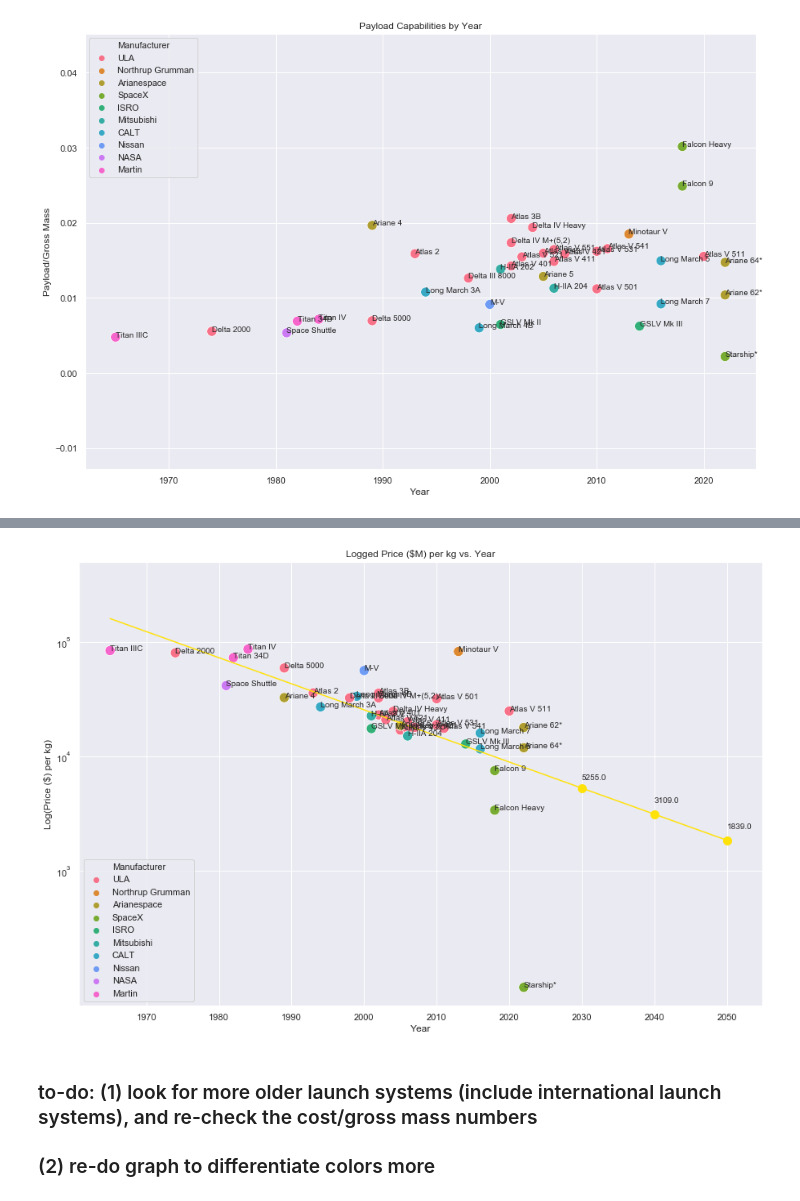
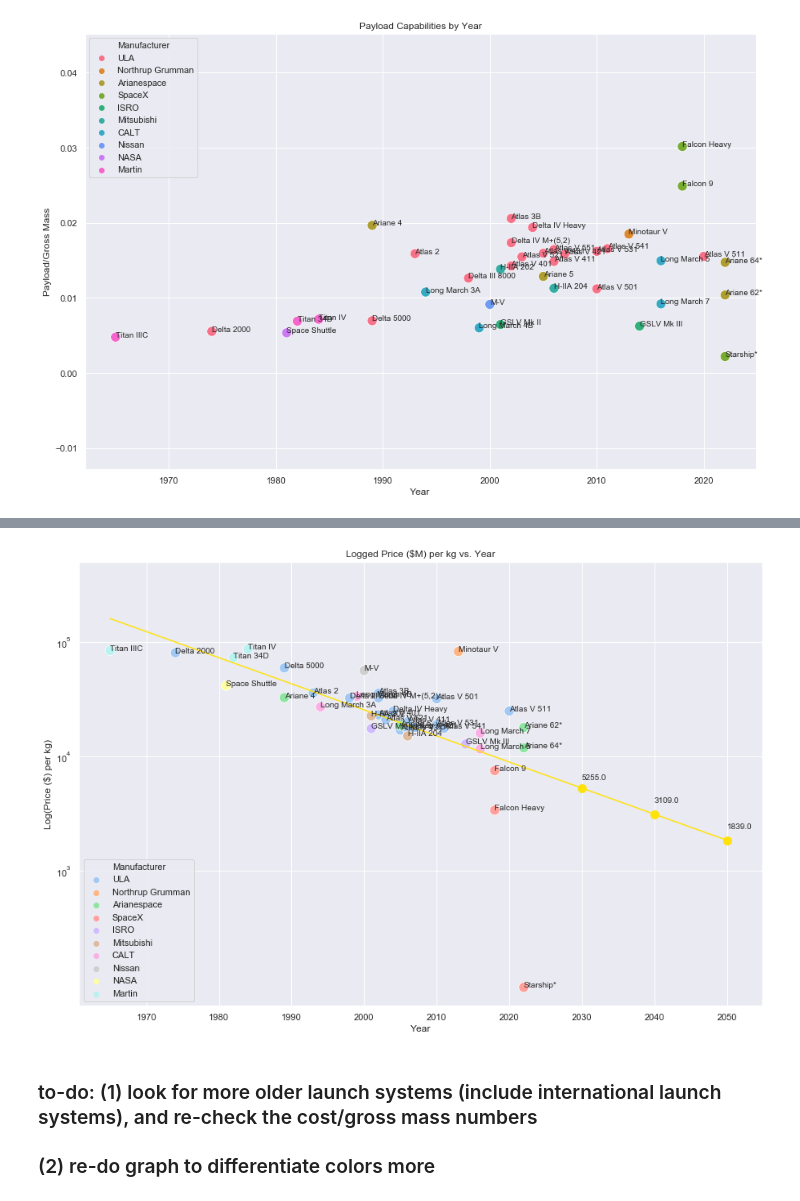
Before and after one commit to candaceyee/Space-Based-Solar, a Jupyter notebook: launch_systems.ipynb, the cells around one changed output, grey strips where cells are left out. Drawn from its saved outputs; the diff is of its cells as text; code cells hidden in the pictures.

```diff
--- a/launch_systems.ipynb
+++ b/launch_systems.ipynb
@@ -288,16 +308,18 @@ for idx, data in launch_cost_v_payload.iterrows():
 # %%
-ratio = launch_cost_v_payload['Payload (GTO)']/launch_cost_v_payload['Gross Mass (kg)']
-launch_cost_v_payload['Payload:Gross Mass'] = ratio
-price_ratio = (launch_cost_v_payload['Cost ($M)']/launch_cost_v_payload['Payload (GTO)'])*10e5
-launch_cost_v_payload['Price/kg'] = price_ratio
+ratio = launch_cost_v_payload['Payload (GTO)']/launch_cost_v_payload['Gross Mass (kg)']*100
+ratio = ratio.round(3)
+launch_cost_v_payload['Percent Payload Weight'] = ratio
+price_ratio = (launch_cost_v_payload['Cost per Launch ($M)']/launch_cost_v_payload['Payload (GTO)'])*10e5
+price_ratio = price_ratio.round(2)
+launch_cost_v_payload['Price per Kg ($/kg)'] = price_ratio
 # %%
 fig = plt.figure(figsize = (15,10))
-ax = sns.scatterplot('Gross Mass (kg)', 'Payload:Gross Mass', data = launch_cost_v_payload,
+ax = sns.scatterplot('Gross Mass (kg)', 'Percent Payload Weight', data = launch_cost_v_payload,
                      s = 150, hue = 'Manufacturer')
 plt.xscale('log')
 plt.xlabel('Gross Mass (kg)');
-plt.ylabel('Payload/Gross Mass')
-plt.title('Payload/GM vs. GM (kg)');
+plt.ylabel('Percent Payload Weight')
+plt.title('Percent Payload Weight vs. Gross Mass (kg)');
 for idx, data in launch_cost_v_payload.iterrows():
-    ax.text(data['Gross Mass (kg)'], data['Payload:Gross Mass'], data['Launch Vehicle'], fontsize = 10)
+    ax.text(data['Gross Mass (kg)'], data['Percent Payload Weight'], data['Launch Vehicle'], fontsize = 10)
 # %% [output]
@@ -335,7 +357,7 @@ older_launch_systems['Payload (GTO)'] = [4720,
                                         10890,
                                         3000, 5000, 6350]
 
-older_launch_systems['Cost ($M)'] = [153.23,
+older_launch_systems['Cost per Launch ($M)'] = [153.23,
                                     132.8, 159.7, 57.90, 122.94, 82.78,
                                     71.65,
                                     450,
@@ -347,10 +369,12 @@ older_launch_systems['Gross Mass (kg)'] = [240000,
                                            2029663,
                                           626190, 723490, 886420]
 # %%
-ratio_older = older_launch_systems['Payload (GTO)']/older_launch_systems['Gross Mass (kg)']
-price_ratio_older = (older_launch_systems['Cost ($M)']/older_launch_systems['Payload (GTO)'])*10e5
-older_launch_systems['Payload:Gross Mass'] = ratio_older
-older_launch_systems['Price/kg'] = price_ratio_older
+ratio_older = older_launch_systems['Payload (GTO)']/older_launch_systems['Gross Mass (kg)']*100
+ratio_older = ratio_older.round(3)
+price_ratio_older = (older_launch_systems['Cost per Launch ($M)']/older_launch_systems['Payload (GTO)'])*10e5
+price_ratio_older = price_ratio_older.round(2)
+older_launch_systems['Percent Payload Weight'] = ratio_older
+older_launch_systems['Price per Kg ($/kg)'] = price_ratio_older
 # %%
 all_launch_systems = pd.concat([launch_cost_v_payload, older_launch_systems]).reset_index(drop = True)
 all_launch_systems
@@ -465,30 +491,31 @@ x = all_launch_systems['Year']
 slope_p, intercept_p, r_value_p, p_value_p, std_err_p = stats.linregress(x, np.log(p))
 predicted_price = exponential(np.exp(intercept_p), slope_p, years)
 # %%
+sns.set_palette('pastel')
 fig = plt.figure(figsize = (15,10))
 ax = sns.scatterplot('Year', 'Price/kg', data = all_launch_systems,
                      s = 150, hue = 'Manufacturer')
 ax = sns.lineplot(years, predicted_price, color = '#ffe20a')
 
 predicted_x = [2030, 2040, 2050]
 predicted_y = [predicted_price[65], predicted_price[75], predicted_price[85]]
 
 plt.xlabel('Year');
 plt.ylabel('Log(Price ($) per kg)')
 plt.title('Logged Price ($M) per kg vs. Year');
 plt.xticks(np.linspace(1960, 2060, 11))
 plt.yscale('log')
 plt.ylim([0,5e5])
 plt.yticks([1e3,1e4,1e5])
 ax.legend(loc = 'lower left')
 for idx, data in all_launch_systems.iterrows():
     ax.text(data['Year'], data['Price/kg'], data['Launch Vehicle'], fontsize = 10)
 ax.text(2030, predicted_y[0] + 1000, str(round(predicted_y[0],0)), fontsize = 10);
 ax.text(2040, predicted_y[1] + 800, str(round(predicted_y[1],0)), fontsize = 10);
 ax.text(2050, predicted_y[2] + 500, str(round(predicted_y[2],0)), fontsize = 10);
 ax = plt.scatter(predicted_x, predicted_y, marker = 'o', s = 100, c = '#ffe20a')
 # %% [output]
-[figure, old version]
+[figure, new version]
 # %% [markdown]
 ### to-do: (1) look for more older launch systems (include international launch systems), and re-check the cost/gross mass numbers
 
```
Also changed, not shown: parts of 7 cells of this notebook, 2 other files.
